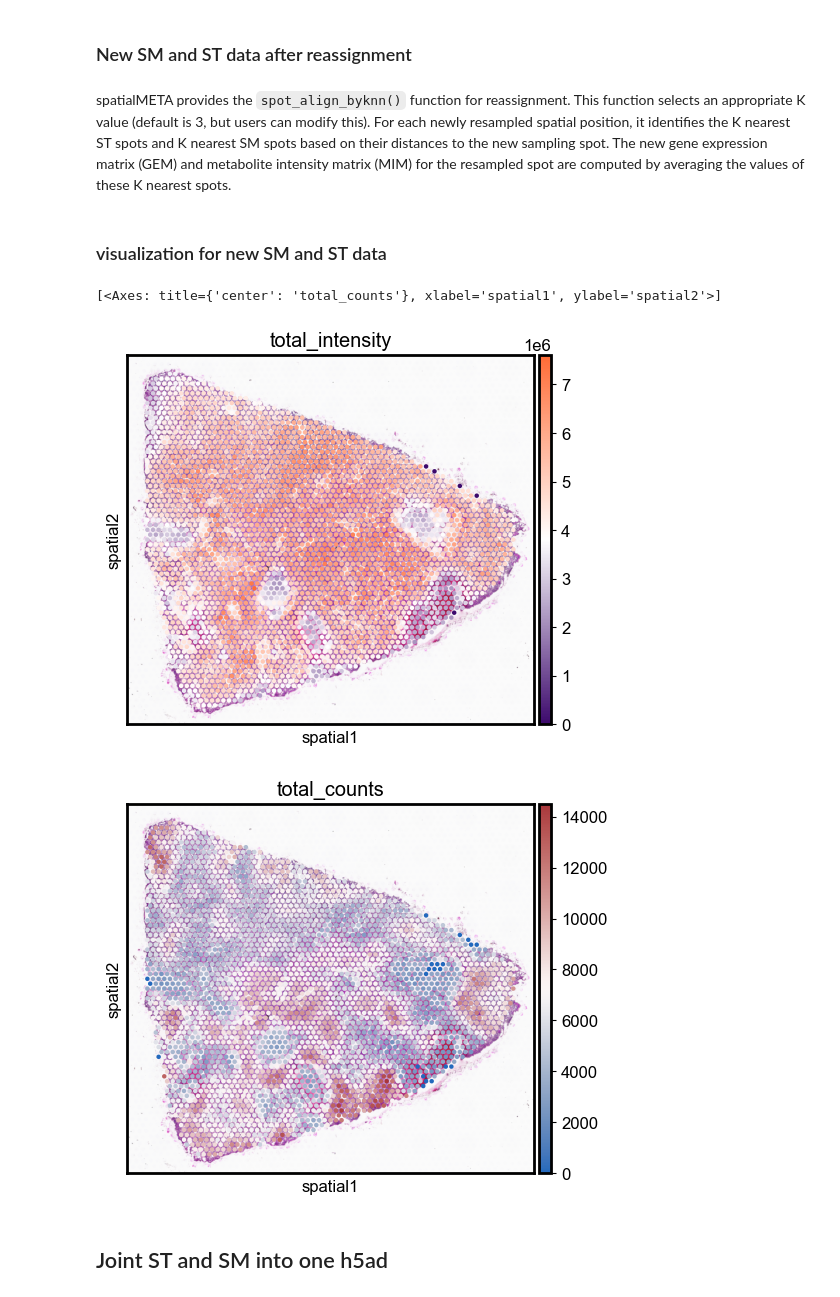
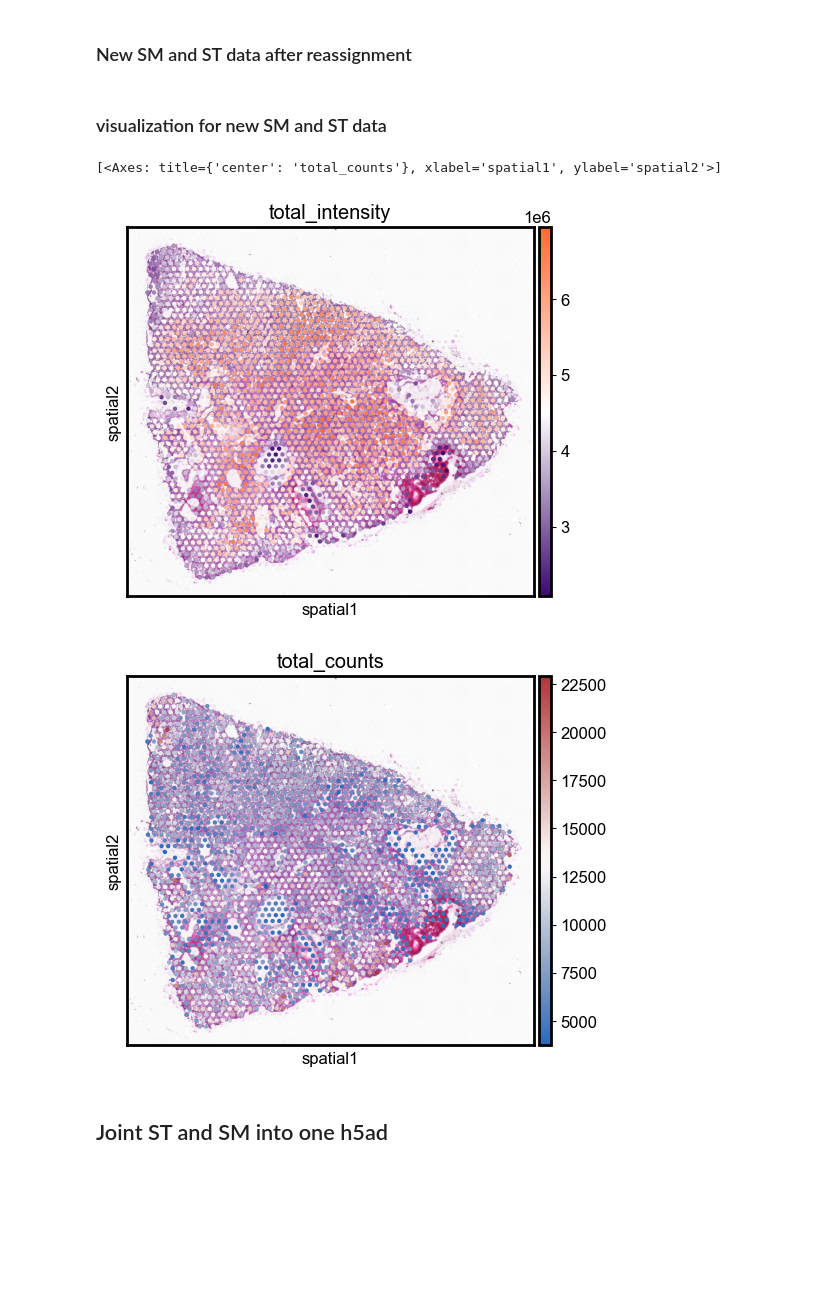
Before and after one commit to imessien/SpatialMETA, a Jupyter notebook: docs/source/notebooks/Reassignment.ipynb, the cells around one changed output. Drawn from its saved outputs; the diff is of its cells as text; code cells hidden in the pictures; blank space fills up the shorter version.

Commit message:
SpatialMETA_revision_2025

```diff
--- a/docs/source/notebooks/Reassignment.ipynb
+++ b/docs/source/notebooks/Reassignment.ipynb
@@ -80,4 +115,7 @@ Here's the code to calculate the resolutions:
+# %%
+ST_dot_in_df = smt.pp.ST_spot_sample(adata_ST, "spatial")
 # %%
-smt.pp.calculate_min_diam(adata_ST)
+min_diam = smt.pp.calculate_min_diam(adata_ST)
+print(min_diam)
 # %% [output]
 366.0054644400818
@@ -98,34 +122,30 @@ smt.pl.plot_newdot_sm_st(new_dot_in_df,
 # %% [markdown]
 ### New SM and ST data after reassignment
-# %% [markdown]
-spatialMETA provides the `spot_align_byknn()` function for reassignment. This function selects an appropriate K value (default is 3, but users can modify this). For each newly resampled spatial position, it identifies the K nearest ST spots and K nearest SM spots based on their distances to the new sampling spot. The new gene expression matrix (GEM) and metabolite intensity matrix (MIM) for the resampled spot are computed by averaging the values of these K nearest spots.
 # %%
-adata_SM_new, adata_ST_new = smt.pp.spot_align_byknn(new_dot_in_df,
+adata_SM_new, adata_ST_new = smt.pp.spot_align_byknn(ST_dot_in_df,
                              adata_SM,
                              adata_ST,
-                             min_diam=300,
+                             min_diam=min_diam,
                              min_dist_fold=1.5)
 # %%
-adata_ST_new.var["mt"] = adata_ST_new.var_names.str.startswith("MT-")
-sc.pp.calculate_qc_metrics(adata_ST_new, qc_vars=["mt"], inplace=True)
 smt.pp.calculate_qc_metrics_sm(adata_SM_new)
 # %% [markdown]
 ### visualization for new SM and ST data
 # %%
 sc.pl.spatial(adata_SM_new,
           img_key="hires",
           color=["total_intensity"],
          #color_map = "vlag",
               cmap = smt.pl.make_colormap(['#3c096c','#FFFFFF','#ff6b35']),
           show=False)
-sc.pl.spatial(adata_ST_new,
+sc.pl.spatial(adata_ST,
           img_key="hires",
           color=["total_counts"],
           color_map = "vlag",
           show=False)
 # %% [output]
 [<Axes: title={'center': 'total_counts'}, xlabel='spatial1', ylabel='spatial2'>]
-[figure, old version]
+[figure, new version]
-[figure, old version]
+[figure, new version]
 # %% [markdown]
 ## Joint ST and SM into one h5ad
```
Also changed, not shown: parts of 21 cells of this notebook, 41 other files.
